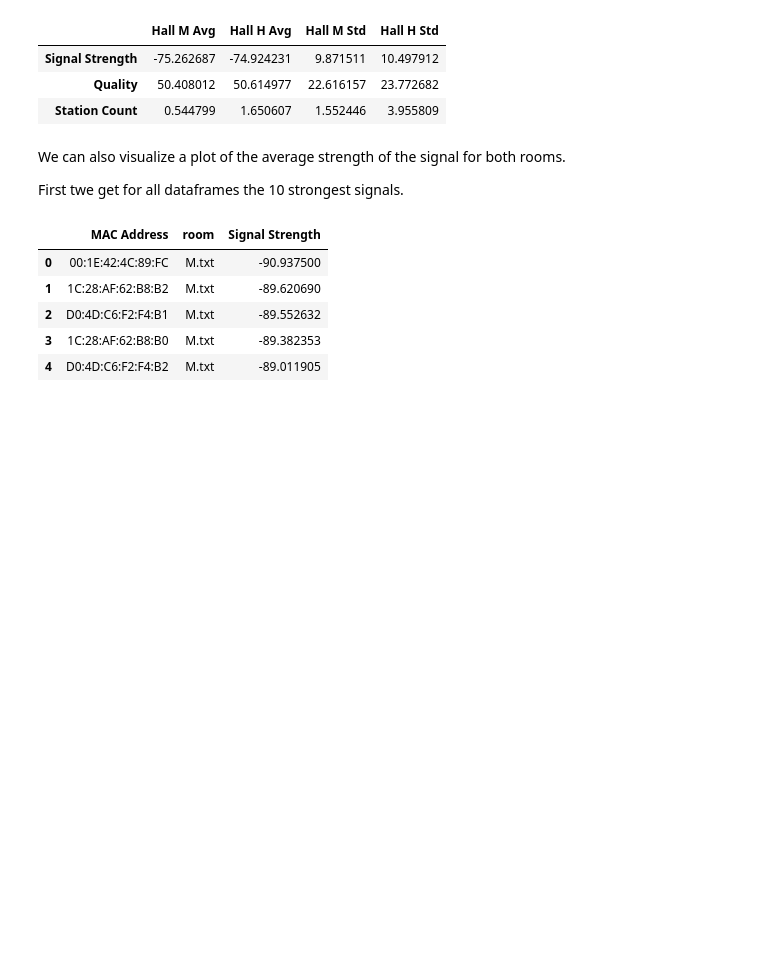
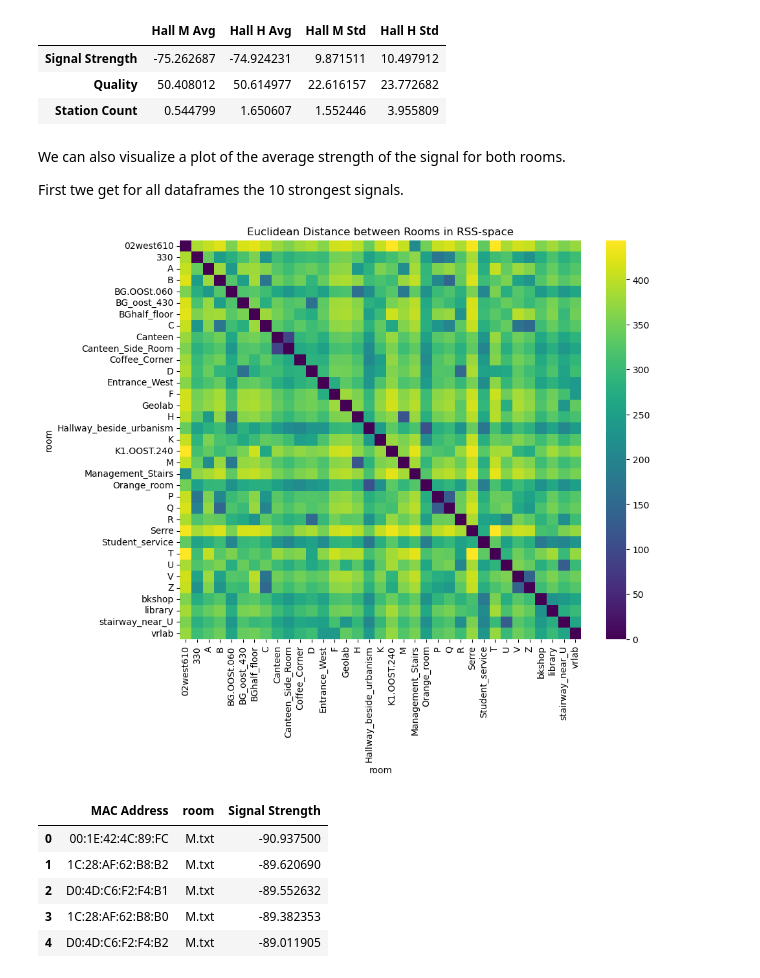
Before and after one commit to Nelis5174473/Wi-Fi-Fingerprinting-GEO1003, a Jupyter notebook: Analysis.ipynb, the cells around one changed output. Drawn from its saved outputs; the diff is of its cells as text; code cells hidden in the pictures; blank space fills up the shorter version.

Commit message:
heatplot distance RSS-space

```diff
--- a/Analysis.ipynb
+++ b/Analysis.ipynb
@@ -256,3 +257,27 @@ First twe get for all dataframes the 10 strongest signals.
+# %%
+# Assuming df_dict is a dictionary where keys are room numbers and values are DataFrames
+all_data = pd.concat([df.assign(room=room) for room, df in df_dict.items()])
+# remove .txt in room column of all_data
+all_data['room'] = all_data['room'].str.replace('.txt', '')
+
+# Pivot the DataFrame
+pivot_df = all_data.pivot_table(index='room', columns='MAC Address', values='Signal Strength', fill_value=-100) # -dBm as indication of weak signal
+
+# Calculate Euclidean distances
+distances = pdist(pivot_df.values, metric='euclidean')
+distance_matrix = squareform(distances)
+
+# Convert to a DataFrame for easier handling
+distance_df = pd.DataFrame(distance_matrix, index=pivot_df.index, columns=pivot_df.index)
+
+# Generate heatmap
+plt.figure(figsize=(10, 8))
+sns.heatmap(distance_df, cmap='viridis', annot=False)
+plt.title('Euclidean Distance between Rooms in RSS-space')
+plt.savefig('Euclidean Distance between Rooms in RSS-space.png', dpi=300, bbox_inches='tight')
+plt.show()
+# %% [output]
+[figure, added]
 # %%
 # Get the 10 strongest signals for each room
 df_dict['M.txt'].groupby(["MAC Address"]).agg({'room': 'first',
```
Also changed, not shown: parts of 2 cells of this notebook, 1 other file.
